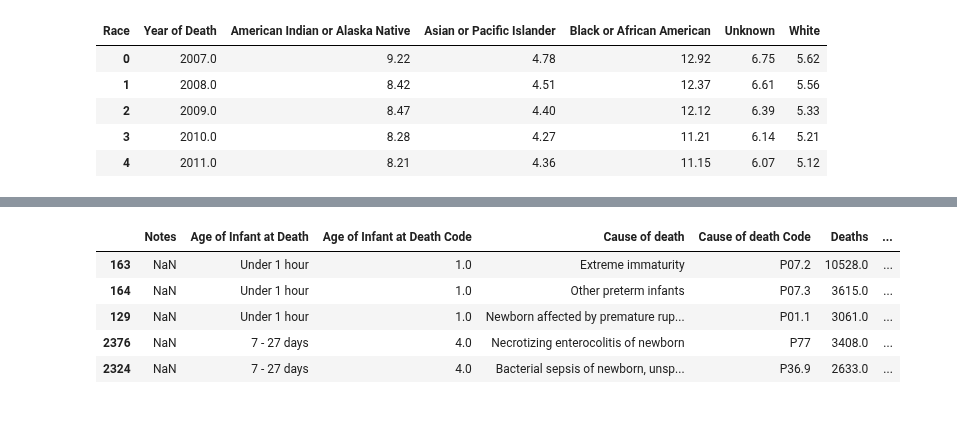
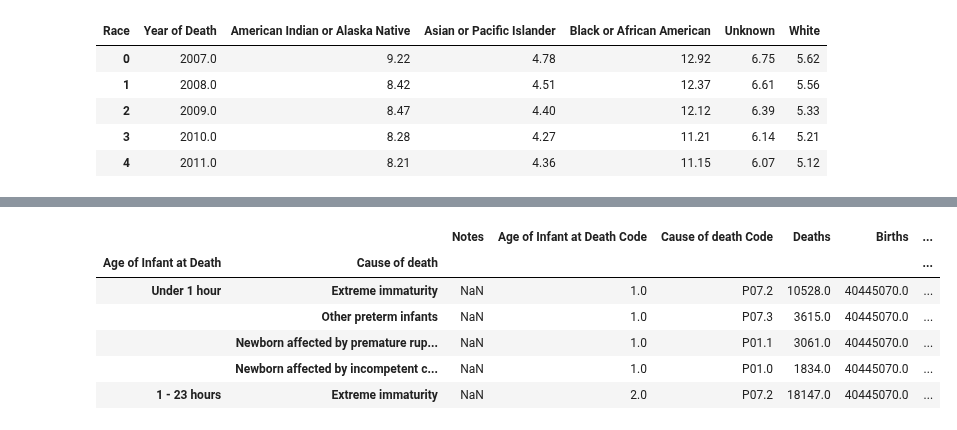
Before and after one commit to jasminajovanovic/IMR, a Jupyter notebook: IMR.ipynb, the cells around one changed output, grey strips where cells are left out. Cells and saved outputs as stored; diff of their text form; code cells hidden in the pictures.

```diff
--- a/IMR.ipynb
+++ b/IMR.ipynb
@@ -186,7 +112,23 @@ dfImrByAgeByCause.sort_values(by='Death Rate', ascending=False).head(30)
 # %%
+# Death Rate by age
+dfImrByAgeByCause = pd.read_csv("./IMR by age by cause, 2007-2016.txt", sep='\t')
+
+# Convert NaN to Unknown for the age of infant
 dfImrByAgeByCause['Age of Infant at Death'] = ["Unknown" if age is np.nan else age for age in dfImrByAgeByCause['Age of Infant at Death']]
-# dfImrByAgeByCause.dropna(subset=['Age of Infant at Death'], inplace=True)
+
+# Remove rows with Unreliable in Death Rate column (fewer than 20 reported cases)
 dfImrByAgeByCause = dfImrByAgeByCause.loc[dfImrByAgeByCause['Death Rate'].map(lambda x: 'Unreliable' not in str(x))]
-#convert death rate to float
+
+# Convert Death Rate to float
 dfImrByAgeByCause['Death Rate'] = dfImrByAgeByCause['Death Rate'].map(lambda x: float(x))
-# dfImrByAgeByCause.sort_values(by=['Death Rate'], ascending = False).head(20)
+
+# Save totals in new df
+dfTotalsbyAgebyCause = dfImrByAgeByCause.loc[(dfImrByAgeByCause['Notes']=='Total') & (dfImrByAgeByCause['Age of Infant at Death']!= 'Unknown')]
+
+# Remove Totals and summary rows
+dfImrByAgeByCause = dfImrByAgeByCause[(dfImrByAgeByCause['Notes']!="Total")& (dfImrByAgeByCause["Death Rate"].notnull())]
+
+# Sort descending by Death Rate
+dfImrByAgeByCause.sort_values(by='Death Rate', ascending=False, inplace=True)
+
+dfImrByAgeByCause.head()
@@ -219,10 +155,12 @@ infants1monthTo1Year = dfImrByAgeByCause.loc[dfImrByAgeByCause['Age of Infant at
 # %%
-groupedByAgeTop3 = dfImrByAgeByCause.sort_values(by=['Age of Infant at Death', 'Death Rate'], ascending=False).groupby('Age of Infant at Death').head(3)
-groupedByAgeTop3.head()
+indexedImrByAgeByCause = dfImrByAgeByCause.set_index(["Age of Infant at Death", "Cause of death"])
+indexedImrByAgeByCause.sort_values(["Age of Infant at Death Code", "Death Rate"], ascending=[True, False], inplace=True)
+indexedImrByAgeByCause.head()
 # %% [output]
-|  | Notes | Age of Infant at Death | Age of Infant at Death Code | Cause of death | Cause of death Code | Deaths | ... |
-| 163 | NaN | Under 1 hour | 1.0 | Extreme immaturity | P07.2 | 10528.0 | ... |
-| 164 | NaN | Under 1 hour | 1.0 | Other preterm infants | P07.3 | 3615.0 | ... |
-| 129 | NaN | Under 1 hour | 1.0 | Newborn affected by premature rup... | P01.1 | 3061.0 | ... |
-| 2376 | NaN | 7 - 27 days | 4.0 | Necrotizing enterocolitis of newborn | P77 | 3408.0 | ... |
-| 2324 | NaN | 7 - 27 days | 4.0 | Bacterial sepsis of newborn, unsp... | P36.9 | 2633.0 | ... |
+|  |  | Notes | Age of Infant at Death Code | Cause of death Code | Deaths | Births | ... |
+| Age of Infant at Death | Cause of death |  |  |  |  |  | ... |
+| Under 1 hour | Extreme immaturity | NaN | 1.0 | P07.2 | 10528.0 | 40445070.0 | ... |
+|  | Other preterm infants | NaN | 1.0 | P07.3 | 3615.0 | 40445070.0 | ... |
+|  | Newborn affected by premature rup... | NaN | 1.0 | P01.1 | 3061.0 | 40445070.0 | ... |
+|  | Newborn affected by incompetent c... | NaN | 1.0 | P01.0 | 1834.0 | 40445070.0 | ... |
+| 1 - 23 hours | Extreme immaturity | NaN | 2.0 | P07.2 | 18147.0 | 40445070.0 | ... |
```
Also changed, not shown: parts of 35 cells of this notebook, 7 other files.
